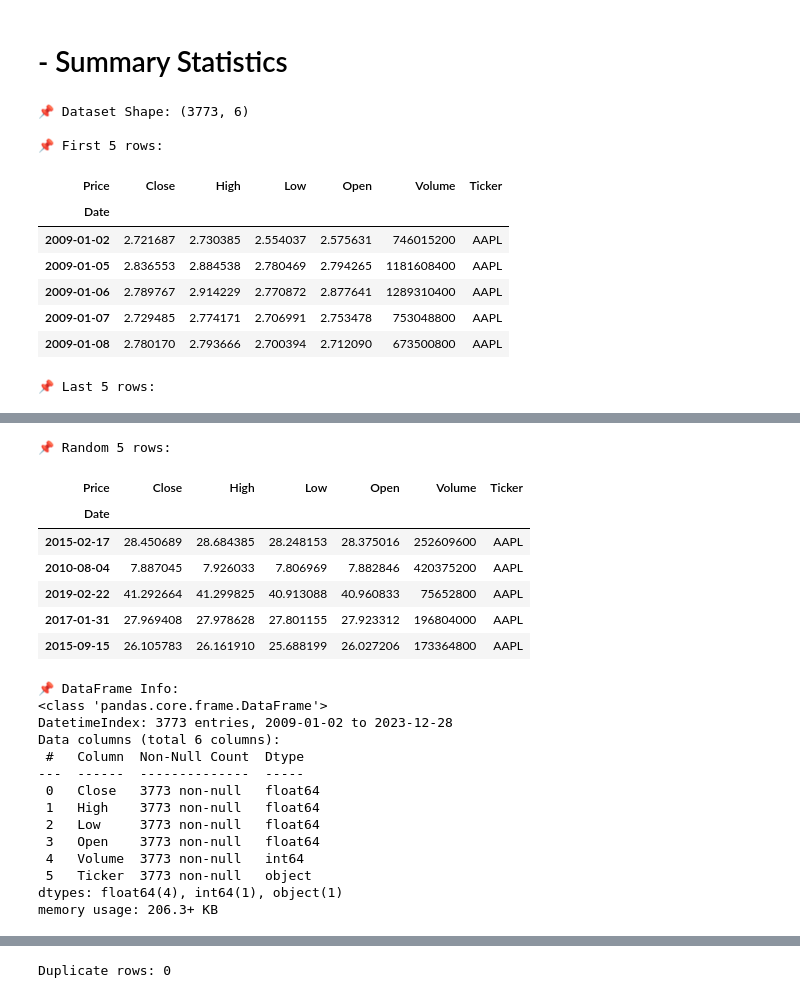
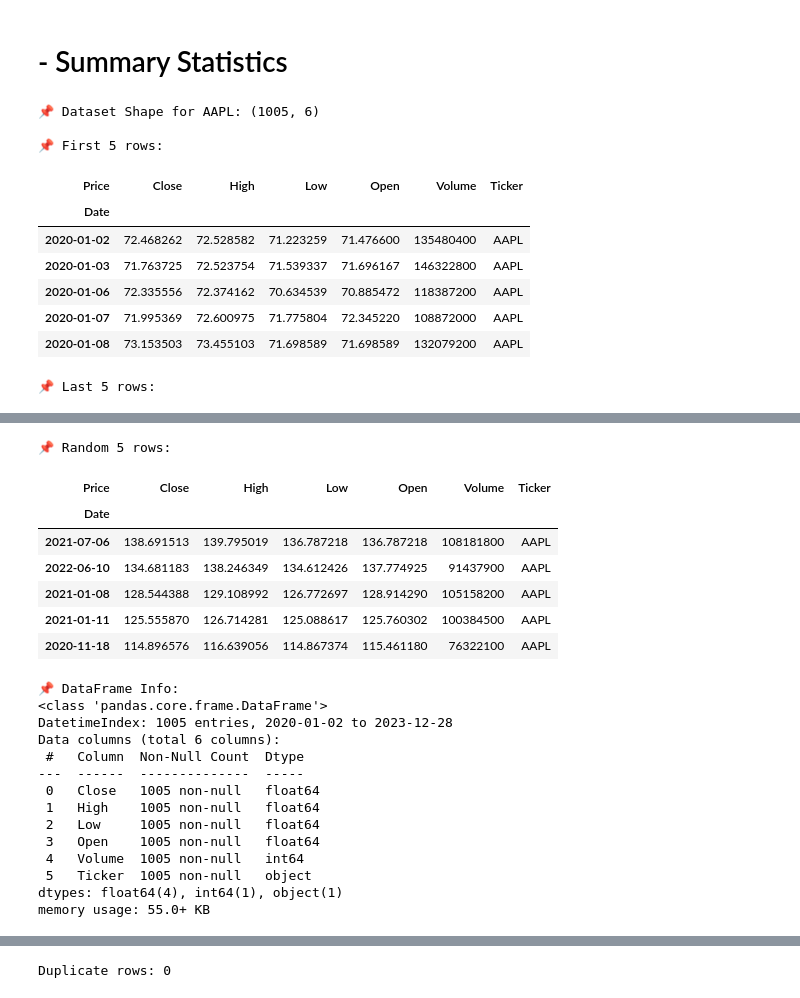
Before and after one commit to birhanu-ma/Financial-Data-Analysis, a Jupyter notebook: notebooks/AAPL.ipynb, the cells around one changed output, grey strips where cells are left out. Saved outputs shown, nothing was run; the diff lists cells and outputs as text; code cells hidden in the pictures.

```diff
--- a/notebooks/AAPL.ipynb
+++ b/notebooks/AAPL.ipynb
@@ -29,6 +19,8 @@ plt.rcParams["figure.figsize"] = (12, 6)
 
 ticker = "AAPL"
 
-df = loadData(ticker)
-print(df.head())
+aapl_stock = StockData("AAPL", start_date="2020-01-01", end_date="2023-12-29")
+
+df = aapl_stock.load_data()
+df.head()
 # %% [output]
@@ -67,18 +59,18 @@ Cleaned columns: ['Close', 'High', 'Low', 'Open', 'Volume']
 # %%
 
 
-inspectData(df)
+aapl_stock.inspect_data()
 # %% [output]
-📌 Dataset Shape: (3773, 6)
+📌 Dataset Shape for AAPL: (1005, 6)
 
 📌 First 5 rows:
 | Price | Close | High | Low | Open | Volume | Ticker |
 | Date |  |  |  |  |  |  |
-| 2009-01-02 | 2.721687 | 2.730385 | 2.554037 | 2.575631 | 746015200 | AAPL |
-| 2009-01-05 | 2.836553 | 2.884538 | 2.780469 | 2.794265 | 1181608400 | AAPL |
-| 2009-01-06 | 2.789767 | 2.914229 | 2.770872 | 2.877641 | 1289310400 | AAPL |
-| 2009-01-07 | 2.729485 | 2.774171 | 2.706991 | 2.753478 | 753048800 | AAPL |
-| 2009-01-08 | 2.780170 | 2.793666 | 2.700394 | 2.712090 | 673500800 | AAPL |
+| 2020-01-02 | 72.468262 | 72.528582 | 71.223259 | 71.476600 | 135480400 | AAPL |
+| 2020-01-03 | 71.763725 | 72.523754 | 71.539337 | 71.696167 | 146322800 | AAPL |
+| 2020-01-06 | 72.335556 | 72.374162 | 70.634539 | 70.885472 | 118387200 | AAPL |
+| 2020-01-07 | 71.995369 | 72.600975 | 71.775804 | 72.345220 | 108872000 | AAPL |
+| 2020-01-08 | 73.153503 | 73.455103 | 71.698589 | 71.698589 | 132079200 | AAPL |
 📌 Last 5 rows:
 | Price | Close | High | Low | Open | Volume | Ticker |
 | Date |  |  |  |  |  |  |
@@ -90,25 +82,25 @@ inspectData(df)
 📌 Random 5 rows:
 | Price | Close | High | Low | Open | Volume | Ticker |
 | Date |  |  |  |  |  |  |
-| 2015-02-17 | 28.450689 | 28.684385 | 28.248153 | 28.375016 | 252609600 | AAPL |
-| 2010-08-04 | 7.887045 | 7.926033 | 7.806969 | 7.882846 | 420375200 | AAPL |
-| 2019-02-22 | 41.292664 | 41.299825 | 40.913088 | 40.960833 | 75652800 | AAPL |
-| 2017-01-31 | 27.969408 | 27.978628 | 27.801155 | 27.923312 | 196804000 | AAPL |
-| 2015-09-15 | 26.105783 | 26.161910 | 25.688199 | 26.027206 | 173364800 | AAPL |
+| 2021-07-06 | 138.691513 | 139.795019 | 136.787218 | 136.787218 | 108181800 | AAPL |
+| 2022-06-10 | 134.681183 | 138.246349 | 134.612426 | 137.774925 | 91437900 | AAPL |
+| 2021-01-08 | 128.544388 | 129.108992 | 126.772697 | 128.914290 | 105158200 | AAPL |
+| 2021-01-11 | 125.555870 | 126.714281 | 125.088617 | 125.760302 | 100384500 | AAPL |
+| 2020-11-18 | 114.896576 | 116.639056 | 114.867374 | 115.461180 | 76322100 | AAPL |
 📌 DataFrame Info:
 <class 'pandas.core.frame.DataFrame'>
-DatetimeIndex: 3773 entries, 2009-01-02 to 2023-12-28
+DatetimeIndex: 1005 entries, 2020-01-02 to 2023-12-28
 Data columns (total 6 columns):
  #   Column  Non-Null Count  Dtype
 ---  ------  --------------  -----
- 0   Close   3773 non-null   float64
- 1   High    3773 non-null   float64
- 2   Low     3773 non-null   float64
- 3   Open    3773 non-null   float64
- 4   Volume  3773 non-null   int64
- 5   Ticker  3773 non-null   object
+ 0   Close   1005 non-null   float64
+ 1   High    1005 non-null   float64
+ 2   Low     1005 non-null   float64
+ 3   Open    1005 non-null   float64
+ 4   Volume  1005 non-null   int64
+ 5   Ticker  1005 non-null   object
 dtypes: float64(4), int64(1), object(1)
-memory usage: 206.3+ KB
+memory usage: 55.0+ KB
 # %%
 
 
```
Also changed, not shown: parts of 11 cells of this notebook, 5 other files.
